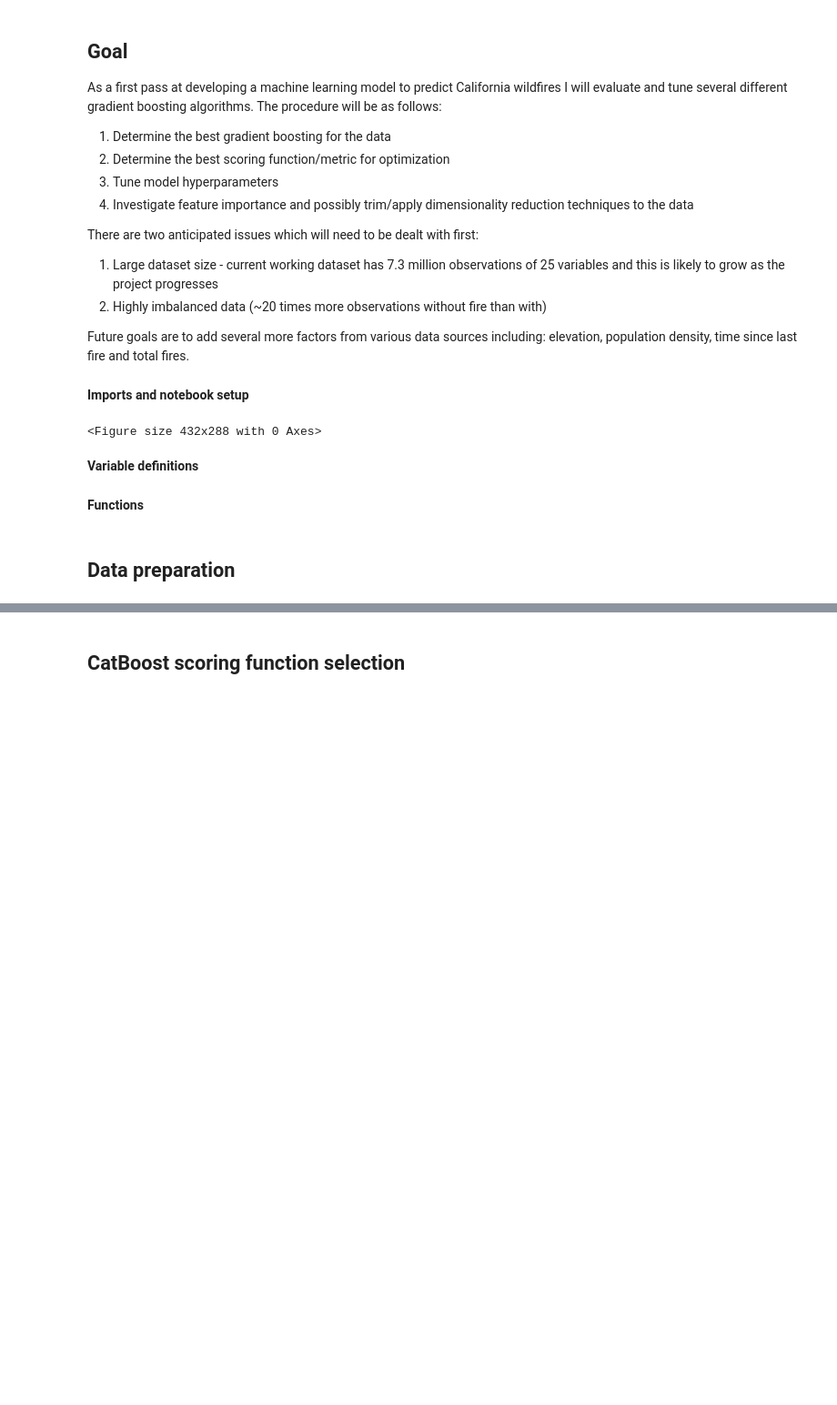
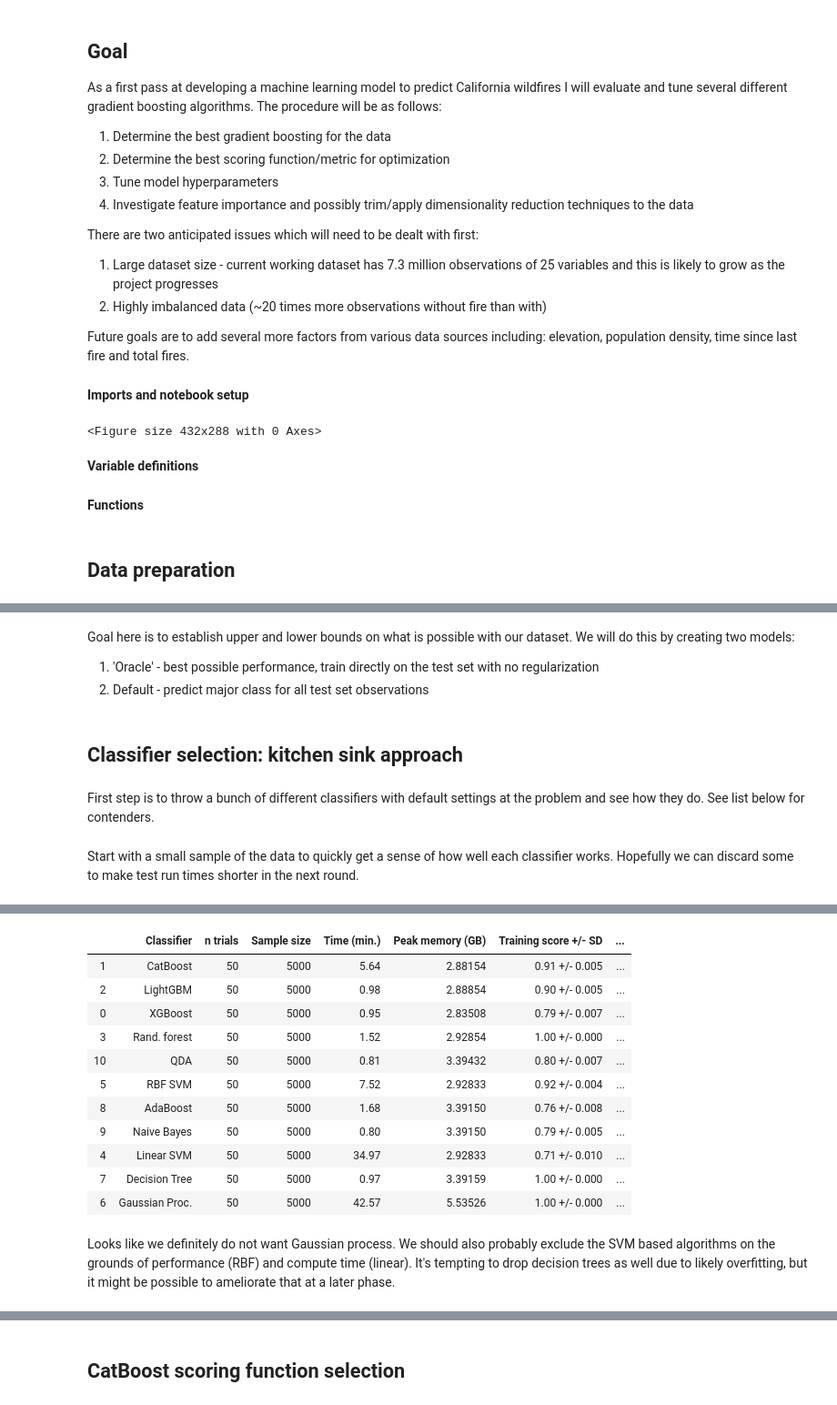
Before and after one commit to aristyogresearch/wildfire, a Jupyter notebook: notebooks/gradient_boosting_model_selection.ipynb, the cells around one changed output, grey strips where cells are left out. Shown at 91% size. Saved outputs shown, nothing was run; the diff lists cells and outputs as text; code cells hidden in the pictures; blank space fills up the shorter version.

```diff
--- a/notebooks/gradient_boosting_model_selection.ipynb
+++ b/notebooks/gradient_boosting_model_selection.ipynb
@@ -55,20 +61,17 @@ sns.despine()
 data_file = '../data/training_data/1992-1997_training_data.csv'
 rand_seed = 123
 
-# sample ~1% of total data. Also, there are ~370000 gnition observations total,
-# my feeling is we want to keep our sample size below that using 1% of the total
-# data means we will end up using about 10% of ignitions in each sample
 data_sample_size = int(7300000 * 0.01)
 
 test_train_split_ratio = 0.3
-classifier_jobs = 12
+classifier_jobs = 15
 optimization_jobs = 1
 max_jobs = classifier_jobs * optimization_jobs
-num_trials = 50
+num_trials = 3
 search_iterations = 500
 search_scoring_func = make_scorer(average_precision_score)
 plot_grid_resolution = 500
-contourf_levels = 10
+contourf_levels = 500
 # %% [markdown]
 **Functions**
 # %%
@@ -445,11 +507,0 @@ Specific plan is to roll a daily moving average across the data, including ignit
-# %%
-# roll data with 24 hr windowed mean
-data_moving_avg = data.groupby(['lat', 'lon']).rolling(24, on="weather_bin_time").mean()
-data_moving_avg.reset_index(drop=True, inplace=True)
-
-# clean up dataframe
-data_moving_avg['weather_bin_time'] = pd.to_datetime(data_moving_avg['weather_bin_time'])
-data_moving_avg['weather_bin_month'] = data_moving_avg['weather_bin_time'].dt.month
-data_moving_avg['weather_bin_year'] = data_moving_avg['weather_bin_time'].dt.year
-data_moving_avg.drop(['fire_discovery_time', 'size', 'size_class', 'weather_bin_time'], axis=1, inplace=True)
-data_moving_avg.dropna(inplace=True)
@@ -516,0 +512,9 @@ Judging from false negative and false positive rates CatBoost is our winner. Bec
+# %% [markdown]
+Goal here is to establish upper and lower bounds on what is possible with our dataset. We will do this by creating two models:
+
+1. 'Oracle' - best possible performance, train directly on the test set with no regularization
+2. Default - predict major class for all test set observations
+# %% [markdown]
+## Classifier selection: kitchen sink approach
+# %% [markdown]
+First step is to throw a bunch of different classifiers with default settings at the problem and see how they do. See list below for contenders.
@@ -516,0 +550,26 @@ Judging from false negative and false positive rates CatBoost is our winner. Bec
+# %% [markdown]
+Start with a small sample of the data to quickly get a sense of how well each classifier works. Hopefully we can discard some to make test run times shorter in the next round.
+# %%
+from memory_profiler import memory_usage
+
+# start with a smaller sample to quickly get an inital sense of how well
+# each classifier works
+data_sample_size = 5000
+num_trials = 50
+
+# repeatedly test each classifier on new samples of the data
+model_score_comparision = compare_algorithms(
+    classifiers,
+    model_descriptions,
+    num_trials,
+    data_moving_avg,
+    data_sample_size
+)
+
+model_score_comparision = model_score_comparision.sort_values(
+    ['False negative rate +/- SD', 'False positive rate +/- SD'],
+    ascending=[1, 1]
+)
+
+model_score_comparision
+# %% [output]
@@ -516,0 +587,14 @@ Judging from false negative and false positive rates CatBoost is our winner. Bec
+|  | Classifier | n trials | Sample size | Time (min.) | Peak memory (GB) | Training score +/- SD | ... |
+| 1 | CatBoost | 50 | 5000 | 5.64 | 2.88154 | 0.91 +/- 0.005 | ... |
+| 2 | LightGBM | 50 | 5000 | 0.98 | 2.88854 | 0.90 +/- 0.005 | ... |
+| 0 | XGBoost | 50 | 5000 | 0.95 | 2.83508 | 0.79 +/- 0.007 | ... |
+| 3 | Rand. forest | 50 | 5000 | 1.52 | 2.92854 | 1.00 +/- 0.000 | ... |
+| 10 | QDA | 50 | 5000 | 0.81 | 3.39432 | 0.80 +/- 0.007 | ... |
+| 5 | RBF SVM | 50 | 5000 | 7.52 | 2.92833 | 0.92 +/- 0.004 | ... |
+| 8 | AdaBoost | 50 | 5000 | 1.68 | 3.39150 | 0.76 +/- 0.008 | ... |
+| 9 | Naive Bayes | 50 | 5000 | 0.80 | 3.39150 | 0.79 +/- 0.005 | ... |
+| 4 | Linear SVM | 50 | 5000 | 34.97 | 2.92833 | 0.71 +/- 0.010 | ... |
+| 7 | Decision Tree | 50 | 5000 | 0.97 | 3.39159 | 1.00 +/- 0.000 | ... |
+| 6 | Gaussian Proc. | 50 | 5000 | 42.57 | 5.53526 | 1.00 +/- 0.000 | ... |
+# %% [markdown]
+Looks like we definitely do not want Gaussian process. We should also probably exclude the SVM based algorithms on the grounds of performance (RBF) and compute time (linear). It's tempting to drop decision trees as well due to likely overfitting, but it might be possible to ameliorate that at a later phase.
```
Also changed, not shown: parts of 43 cells of this notebook, 1 other file.
